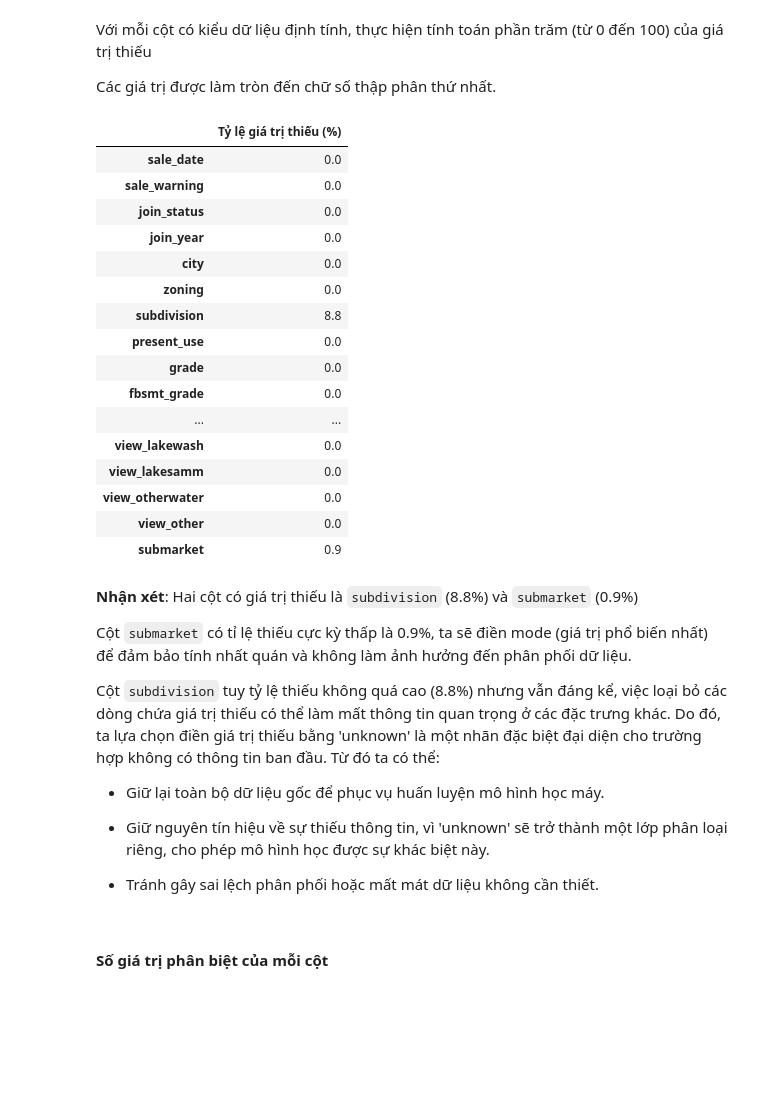
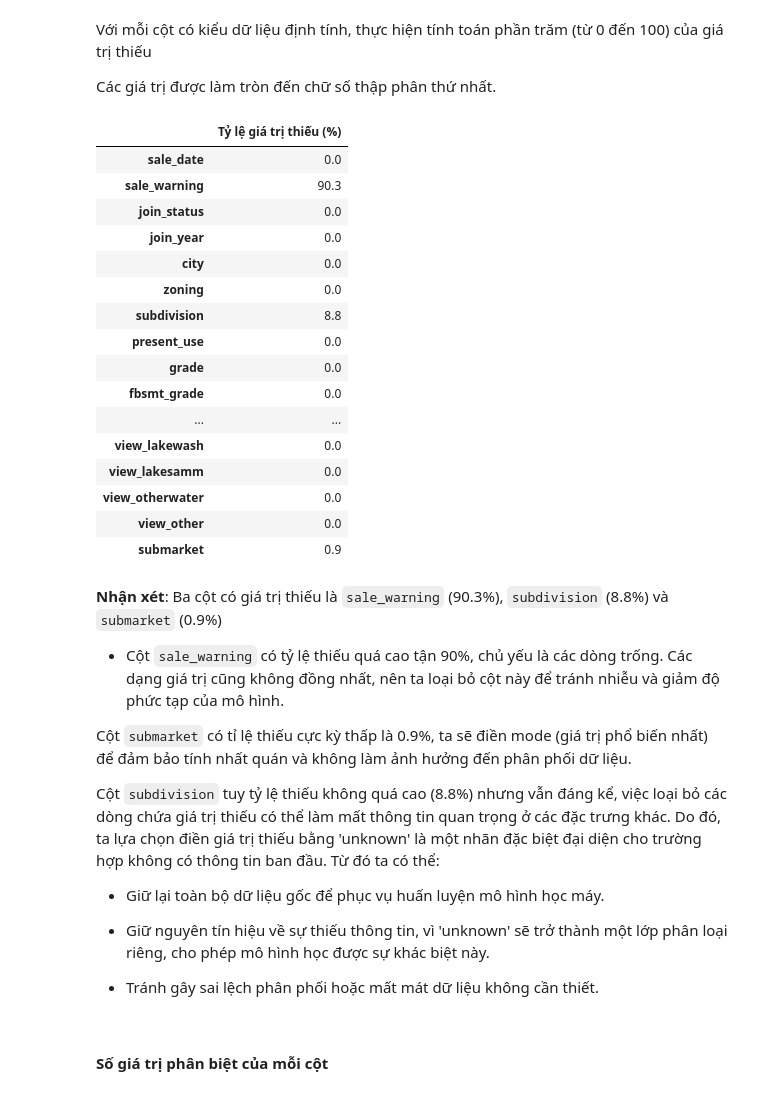
Before and after one commit to uyen312/Project_PTDLTM, a Jupyter notebook: Source/EDA & Data Preprocessing.ipynb, the cells around one changed output. Saved outputs shown, nothing was run; the diff lists cells and outputs as text; code cells hidden in the pictures; blank space fills up the shorter version.

```diff
--- a/Source/EDA & Data Preprocessing.ipynb
+++ b/Source/EDA & Data Preprocessing.ipynb
@@ -549,23 +549,22 @@ Các giá trị được làm tròn đến chữ số thập phân thứ nhất.
 # %%
 # Chọn ra các cột định tính
 categorical_cols = df.select_dtypes(exclude=['number']).columns
 
 # Hàm tính tỷ lệ giá trị thiếu
 def missing_ratio(series):
-    return series.isnull().mean() * 100
-
+    return ((series.isnull()) | (series.astype(str).str.strip() == "")).mean() * 100
 # Tạo DataFrame thống kê
 categorical_info_df = pd.DataFrame({
     "Tỷ lệ giá trị thiếu (%)": df[categorical_cols].apply(missing_ratio).round(1),
 }).T
 
 # In kết quả
 categorical_info_df_T = categorical_info_df.T  # Đảo chiều
 categorical_info_df_T
 # %% [output]
 |  | Tỷ lệ giá trị thiếu (%) |
 | sale_date | 0.0 |
-| sale_warning | 0.0 |
+| sale_warning | 90.3 |
 | join_status | 0.0 |
 | join_year | 0.0 |
 | city | 0.0 |
@@ -581,7 +580,9 @@ categorical_info_df_T
 | view_other | 0.0 |
 | submarket | 0.9 |
 # %% [markdown]
-**Nhận xét**: Hai cột có giá trị thiếu là `subdivision` (8.8%) và `submarket` (0.9%)
+**Nhận xét**: Ba cột có giá trị thiếu là `sale_warning` (90.3%), `subdivision` (8.8%) và `submarket` (0.9%)
+
+- Cột `sale_warning` có tỷ lệ thiếu quá cao tận 90%, chủ yếu là các dòng trống. Các dạng giá trị cũng không đồng nhất, nên ta loại bỏ cột này để tránh nhiễu và giảm độ phức tạp của mô hình.
 
 Cột `submarket` có tỉ lệ thiếu cực kỳ thấp là 0.9%, ta sẽ điền mode (giá trị phổ biến nhất) để đảm bảo tính nhất quán và không làm ảnh hưởng đến phân phối dữ liệu.
 
```
Also changed, not shown: parts of 11 cells of this notebook, 1 other file.
